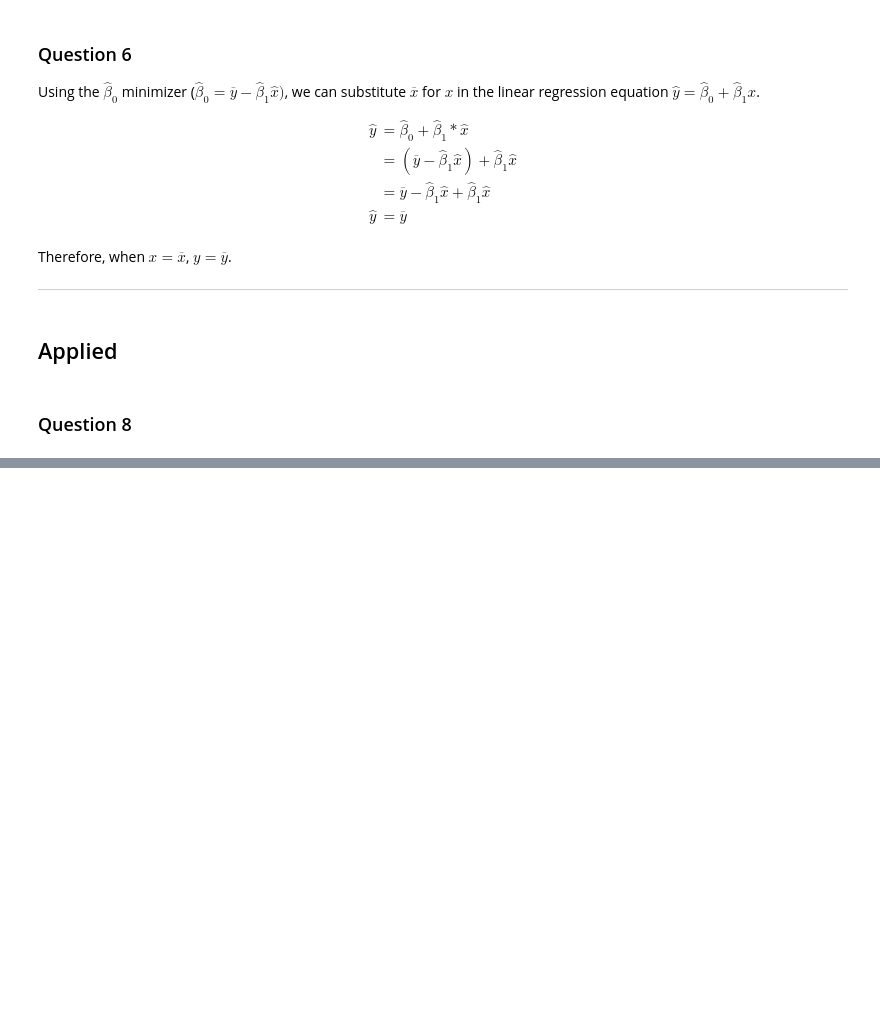
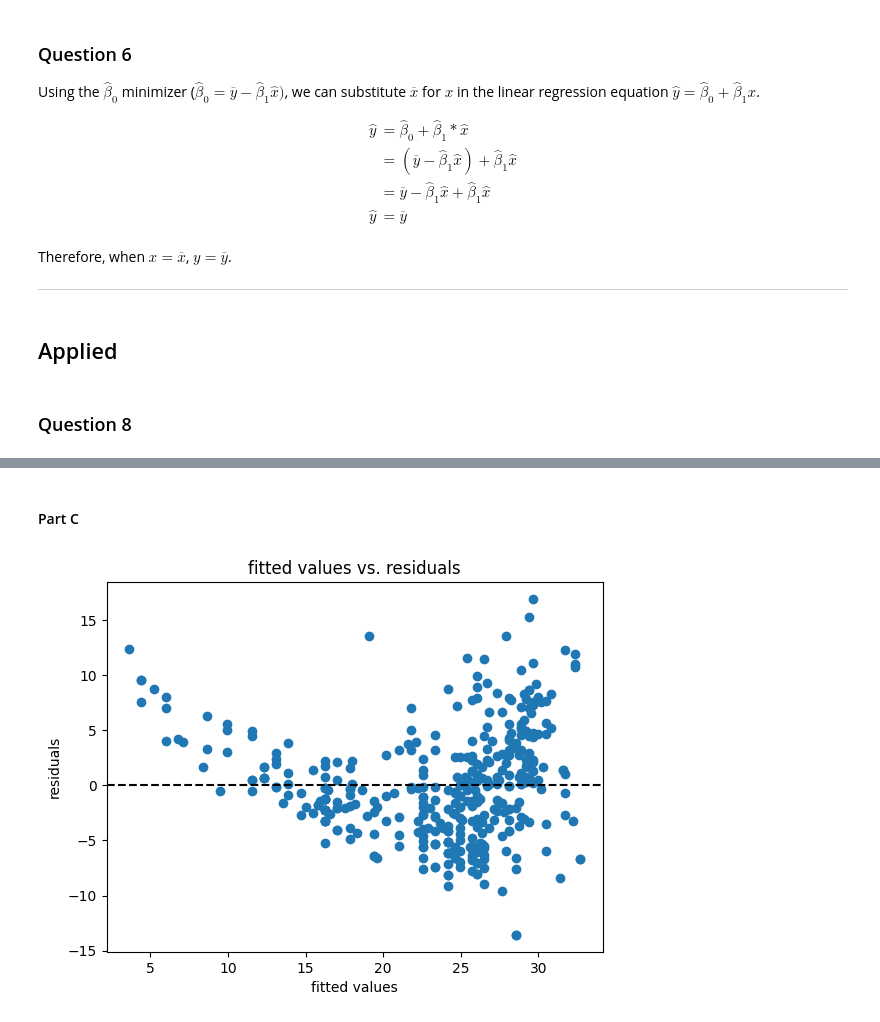
Before and after one commit to anchitrao/islp, a Jupyter notebook: chapter3/3_7_exercises.ipynb, the cells around one changed output, grey strips where cells are left out. Saved outputs shown, nothing was run; the diff lists cells and outputs as text; code cells hidden in the pictures; blank space fills up the shorter version.

```diff
--- a/chapter3/3_7_exercises.ipynb
+++ b/chapter3/3_7_exercises.ipynb
@@ -107,0 +171,17 @@ Therefore, when $x =\overline{x}$, $y=\overline{y}$.
+# %% [markdown]
+#### Part C
+# %%
+# create figure and plot
+_, ax = pyplot.subplots()
+ax.set_title('fitted values vs. residuals')
+ax.set_xlabel('fitted values')
+ax.set_ylabel('residuals')
+
+# plot fitted values against residuals
+
+ax.scatter(results1.fittedvalues, results1.resid)
+
+# plot horizontal line at 0
+ax.axhline(0, color='black', linestyle='--');
+# %% [output]
+[figure, added]
```
Also changed, not shown: parts of 10 cells of this notebook, 2 other files.
